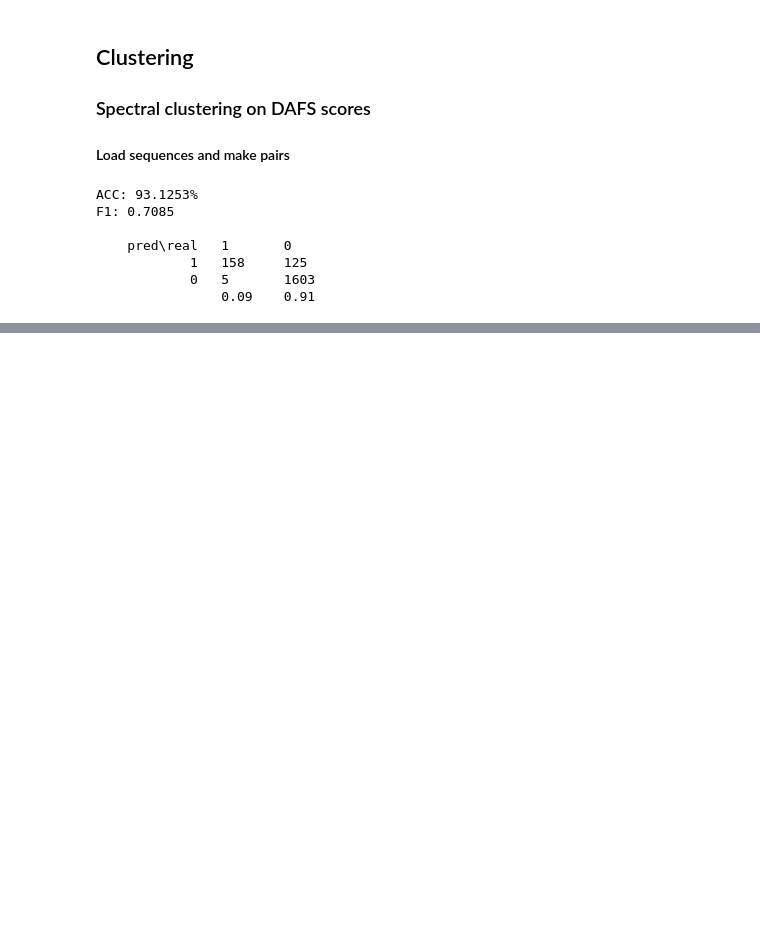
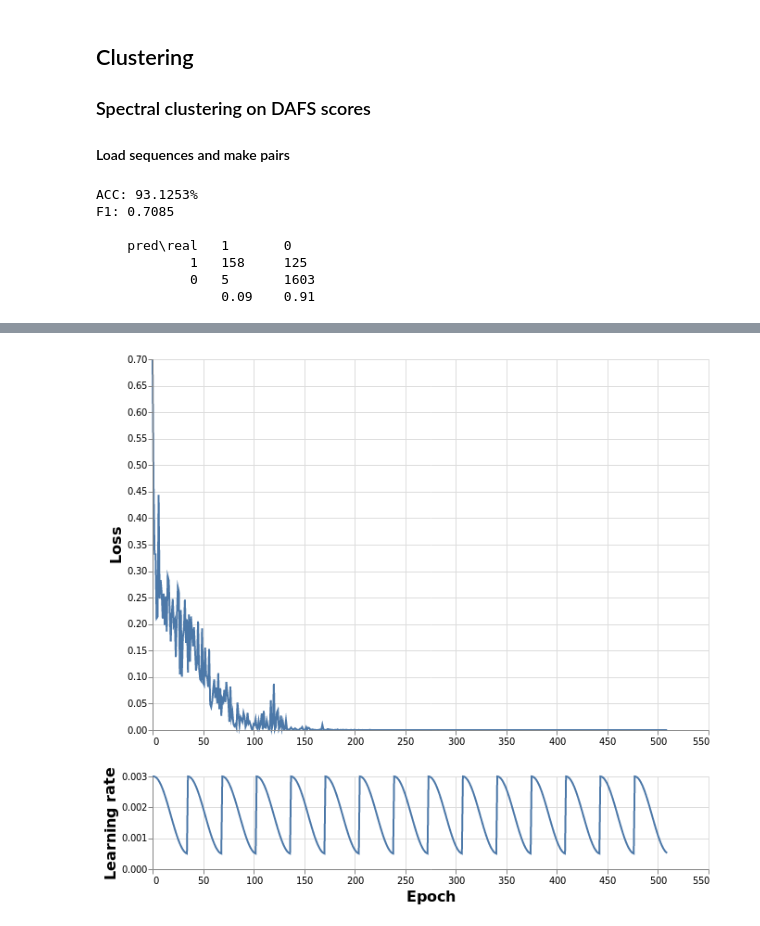
Before and after one commit to Reproducibility-FBB-MSU/Convolutional-neural-networks_ncRNA, a Jupyter notebook: notebooks/CNN_comparison.ipynb, the cells around one changed output, grey strips where cells are left out. Cells and saved outputs as stored; diff of their text form; code cells hidden in the pictures; blank space fills up the shorter version.

```diff
--- a/notebooks/CNN_comparison.ipynb
+++ b/notebooks/CNN_comparison.ipynb
@@ -341,0 +386,3 @@ F1: 0.7085
+# %%
+history = pd.DataFrame({k: dafs_pt_cnn_history[k] for k in dafs_pt_cnn_history if "batch" in k})
+history
@@ -341,0 +408,12 @@ F1: 0.7085
+# %%
+loss = alt.Chart(history["batch_loss"].reset_index(), height=400, width=600).mark_line().encode(
+    alt.X("index:Q", axis=alt.Axis(title="", titleFontSize=18)),
+    alt.Y("batch_loss", axis=alt.Axis(title="Loss", titleFontSize=16)),
+)
+lr = alt.Chart(history["batch_lr"].reset_index(), height=100, width=600).mark_line().encode(
+    alt.X("index:Q", axis=alt.Axis(title="Epoch", titleFontSize=16)),
+    alt.Y("batch_lr", axis=alt.Axis(title="Learning rate", titleFontSize=16)),
+)
+alt.vconcat(loss, lr)
+# %% [output]
+[figure, added]
```
Also changed, not shown: parts of 8 cells of this notebook, 1 other file.
